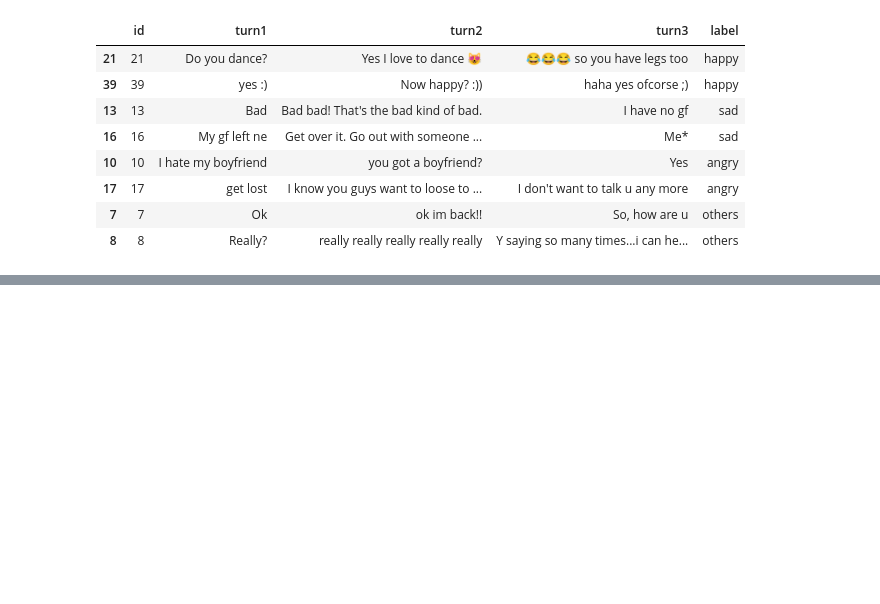
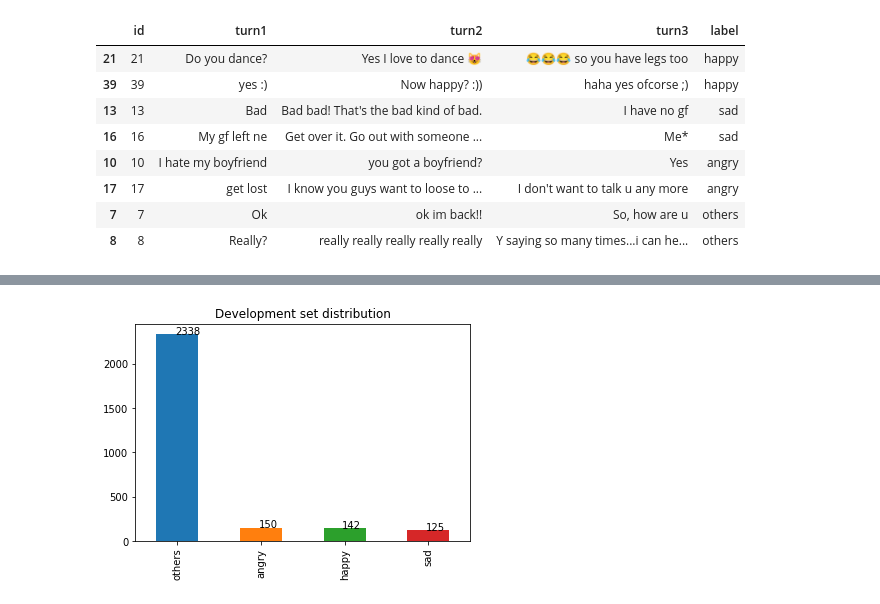
Before and after one commit to Dianna22/NLP, a Jupyter notebook: Project/Emocontext/Data_analysis.ipynb, the cells around one changed output, grey strips where cells are left out. Cells and saved outputs as stored; diff of their text form; code cells hidden in the pictures; blank space fills up the shorter version.

```diff
--- a/Project/Emocontext/Data_analysis.ipynb
+++ b/Project/Emocontext/Data_analysis.ipynb
@@ -44,0 +109,12 @@ pd.concat(df)
+# %%
+df=dev_data['label'].value_counts()
+ax=df.plot(kind='bar', title="Development set distribution")
+x_offset = -0.03
+y_offset = 0.02
+vals = list(df)
+for i,p in enumerate(ax.patches):
+    b = p.get_bbox()
+    val = vals[i]
+    ax.annotate(val, ((b.x0 + b.x1)/2 + x_offset, b.y1 + y_offset))
+# %% [output]
+[figure, added]
```
Also changed, not shown: parts of 10 cells of this notebook.
